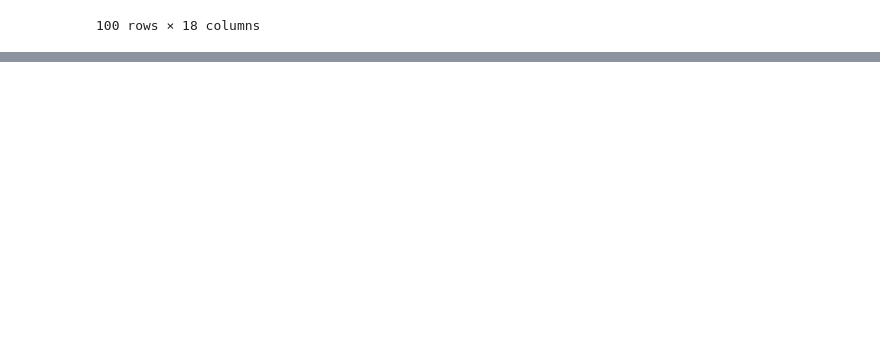
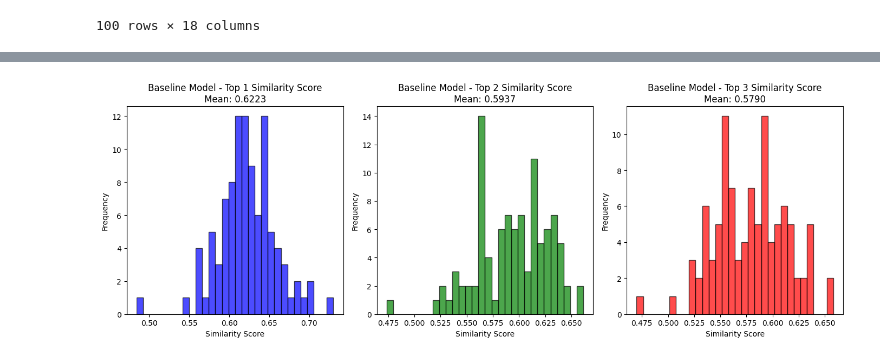
Before and after one commit to wujenny214/F25_NLP_Cross-Domain-Job-Matching, a Jupyter notebook: 2_embeddings/basemodel_embedding.ipynb, the cells around one changed output, grey strips where cells are left out. Drawn from its saved outputs; the diff is of its cells as text; code cells hidden in the pictures; blank space fills up the shorter version.

Commit message:
add visualizaton for baseline

```diff
--- a/2_embeddings/basemodel_embedding.ipynb
+++ b/2_embeddings/basemodel_embedding.ipynb
@@ -369,0 +385,29 @@ output_baseline_df.to_csv("../3_model_outputs/baseline_outputs.csv", index=False
+# %%
+# visulalize the similarity scores of baseline model
+fig, axes = plt.subplots(1, 3, figsize=(14, 5))
+
+# Top 1
+baseline_top1_sims = output_baseline_df['top1_similarity']
+axes[0].hist(baseline_top1_sims, bins=30, alpha=0.7, color='blue', edgecolor='black')
+axes[0].set_title(f'Baseline Model - Top 1 Similarity Score\nMean: {baseline_top1_sims.mean():.4f}')
+axes[0].set_xlabel('Similarity Score')
+axes[0].set_ylabel('Frequency')
+
+# Top 2
+baseline_top2_sims = output_baseline_df['top2_similarity']
+axes[1].hist(baseline_top2_sims, bins=30, alpha=0.7, color='green', edgecolor='black')
+axes[1].set_title(f'Baseline Model - Top 2 Similarity Score\nMean: {baseline_top2_sims.mean():.4f}')
+axes[1].set_xlabel('Similarity Score')
+axes[1].set_ylabel('Frequency')
+
+# Top 3
+baseline_top3_sims = output_baseline_df['top3_similarity']
+axes[2].hist(baseline_top3_sims, bins=30, alpha=0.7, color='red', edgecolor='black')
+axes[2].set_title(f'Baseline Model - Top 3 Similarity Score\nMean: {baseline_top3_sims.mean():.4f}')
+axes[2].set_xlabel('Similarity Score')
+axes[2].set_ylabel('Frequency')
+
+plt.tight_layout()
+plt.show()
+# %% [output]
+[figure, added]
```
Also changed, not shown: parts of 3 cells of this notebook, 1 other file.
